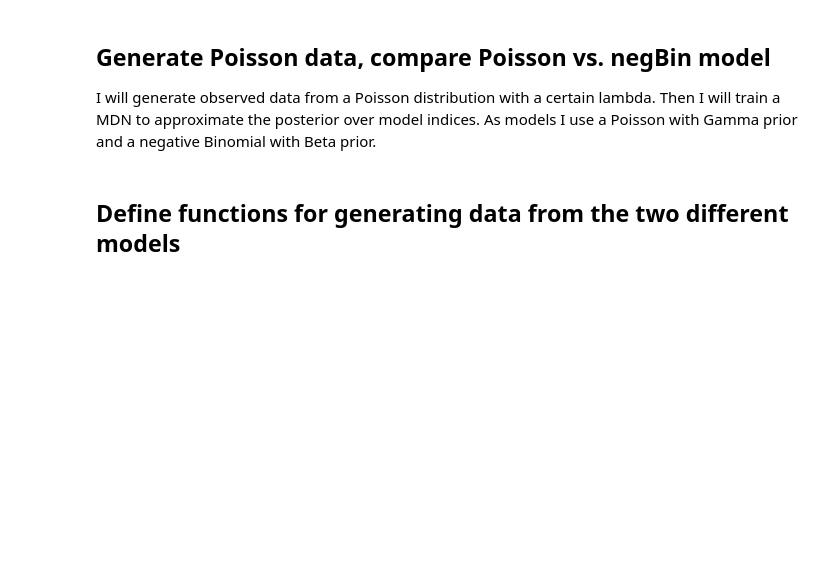
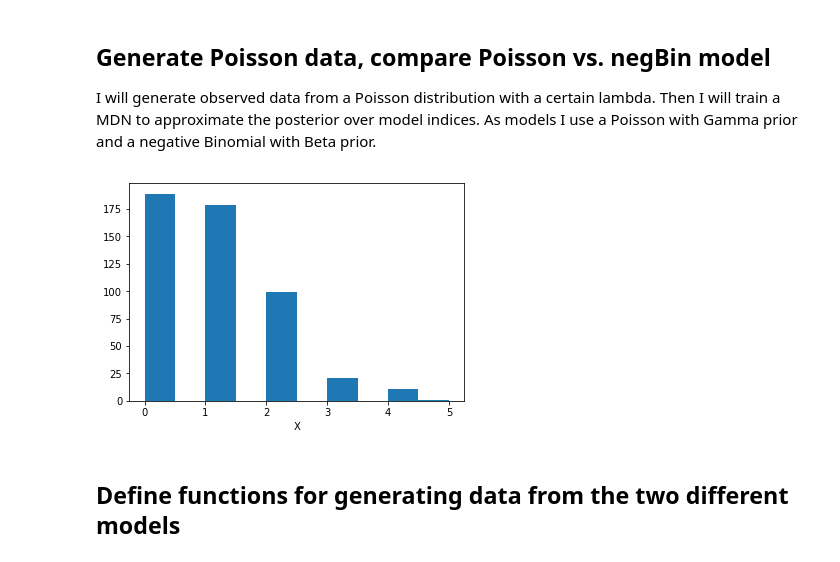
Before and after one commit to janfb/mcabc, a Jupyter notebook: ModelComparison_poisson_vs_negbin.ipynb, the cells around one changed output. Saved outputs shown, nothing was run; the diff lists cells and outputs as text; code cells hidden in the pictures; blank space fills up the shorter version.

```diff
--- a/ModelComparison_poisson_vs_negbin.ipynb
+++ b/ModelComparison_poisson_vs_negbin.ipynb
@@ -15,21 +16,24 @@ import scipy
 
 I will generate observed data from a Poisson distribution with a certain lambda. Then I will train a MDN to approximate the posterior over model indices. As models I use a Poisson with Gamma prior and a negative Binomial with Beta prior.
 # %%
-N = 100  # size of toy data
-true_lam = 3.
+N = 500  # size of toy data
+true_lam = 1.
 
 # set prior parameters
 shape = 9.
 scale = .5
-alpha = 2.
-beta = 5.
+alp = 2.
+bet = 5.
+r = 10
 
 X_o = np.random.poisson(lam=true_lam, size=N)
 
 X_var = Variable(torch.Tensor(X_o.astype(float)))
 
-plt.hist(X_o, bins=5);
+plt.hist(X_o, bins='auto');
 plt.xlabel('X');
+# %% [output]
+[figure, added]
 # %% [markdown]
 ## Define functions for generating data from the two different models
 # %%
```
Also changed, not shown: parts of 25 cells of this notebook, 2 other files.
